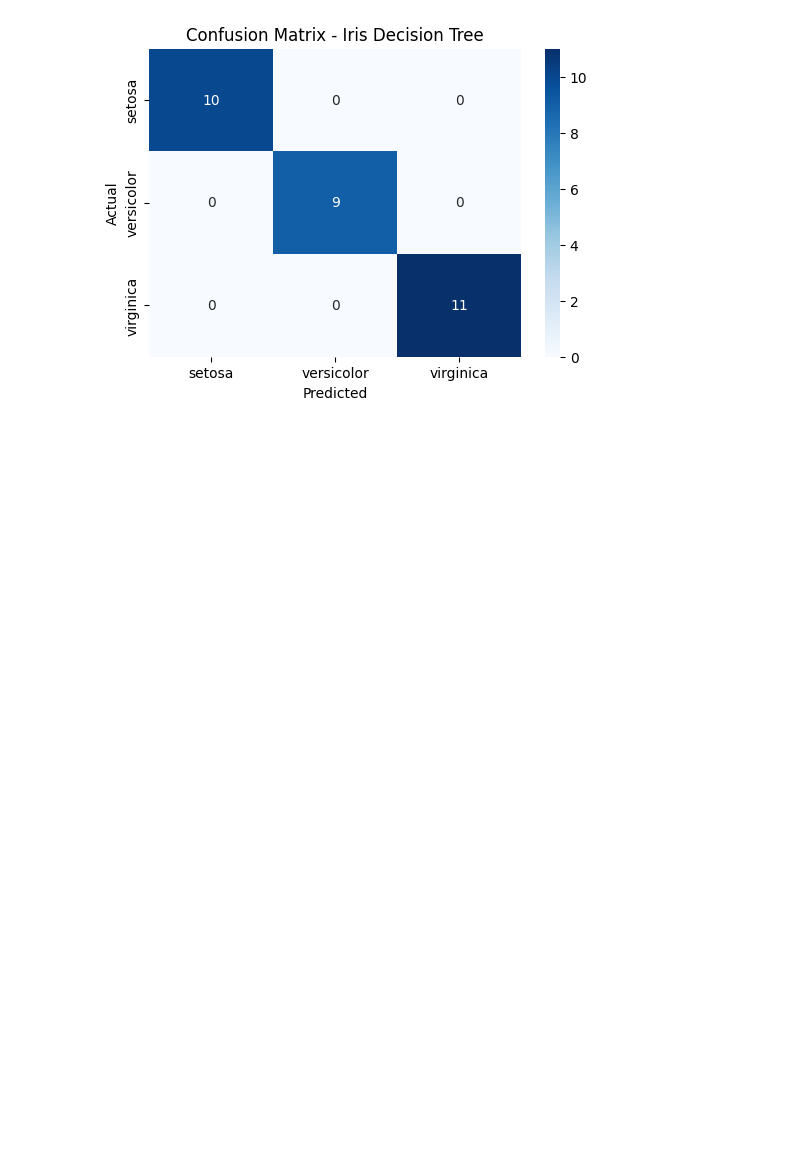
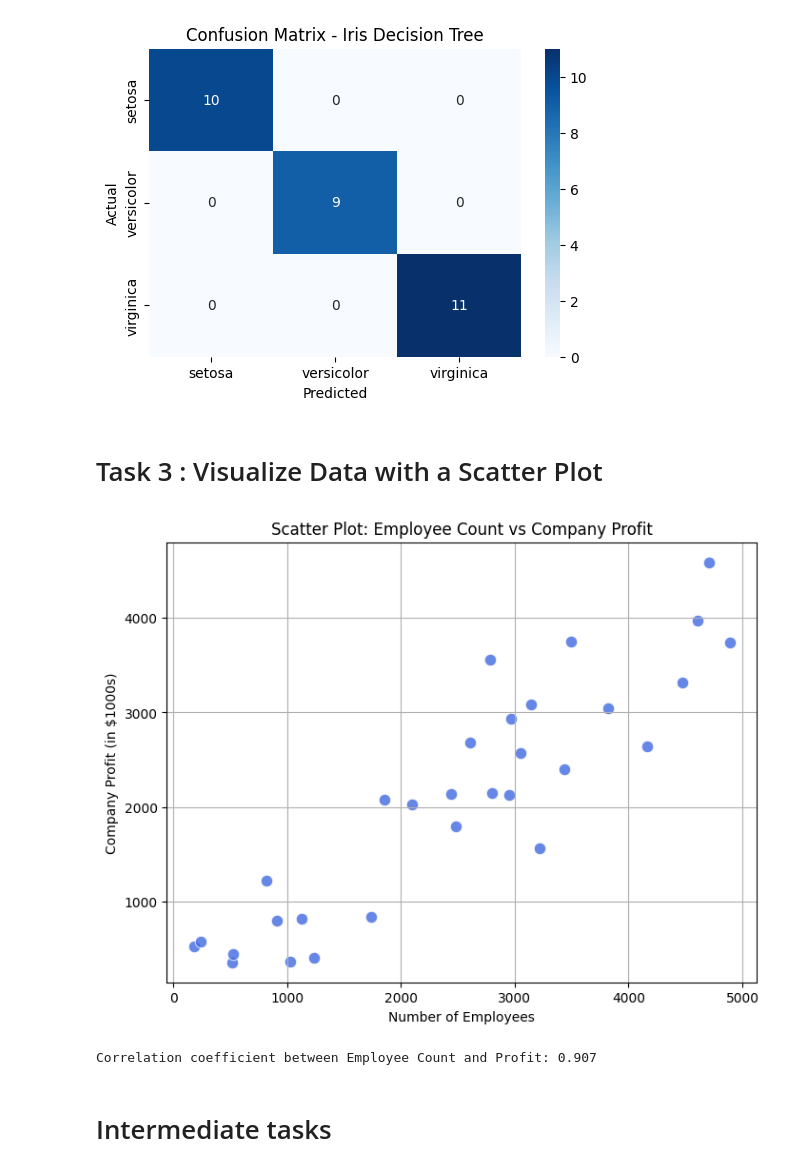
Before and after one commit to ahmedfpinpaf/ML_Internship_tasks, a Jupyter notebook: machine-learning-internship-tasks.ipynb, the cells around one changed output. Drawn from its saved outputs; the diff is of its cells as text; code cells hidden in the pictures; blank space fills up the shorter version.

Commit message:
Kaggle Notebook | Machine_learning_internship_tasks | Version 3

```diff
--- a/machine-learning-internship-tasks.ipynb
+++ b/machine-learning-internship-tasks.ipynb
@@ -99,3 +103,49 @@ Confusion Matrix:
  [ 0  9  0]
  [ 0  0 11]]
 [figure]
+# %% [markdown]
+# Task 3 : Visualize Data with a Scatter Plot
+# %%
+# Import libraries
+import numpy as np
+import pandas as pd
+import matplotlib.pyplot as plt
+
+# --- 1️⃣ Create sample data ---
+np.random.seed(42)
+
+# Suppose we have data for 30 companies
+employee_count = np.random.randint(50, 5000, size=30)  # number of employees
+# Let's assume profit increases with employee count but with some randomness
+profit = 0.8 * employee_count + np.random.normal(0, 500, size=30)
+
+# Create DataFrame
+company_data = pd.DataFrame({
+    'Employee_Count': employee_count,
+    'Profit': profit
+})
+
+# --- 2️⃣ Scatter plot ---
+plt.figure(figsize=(8,6))
+sns.scatterplot(
+    data=company_data,
+    x='Employee_Count',
+    y='Profit',
+    color='royalblue',
+    s=80,
+    alpha=0.8
+)
+plt.title("Scatter Plot: Employee Count vs Company Profit")
+plt.xlabel("Number of Employees")
+plt.ylabel("Company Profit (in $1000s)")
+plt.grid(True)
+plt.show()
+
+# --- 3️⃣ Correlation Analysis ---
+correlation = company_data['Employee_Count'].corr(company_data['Profit'])
+print(f"Correlation coefficient between Employee Count and Profit: {correlation:.3f}")
+# %% [output]
+[figure, added]
+Correlation coefficient between Employee Count and Profit: 0.907
+# %% [markdown]
+# Intermediate tasks
```
Also changed, not shown: parts of 10 cells of this notebook.
